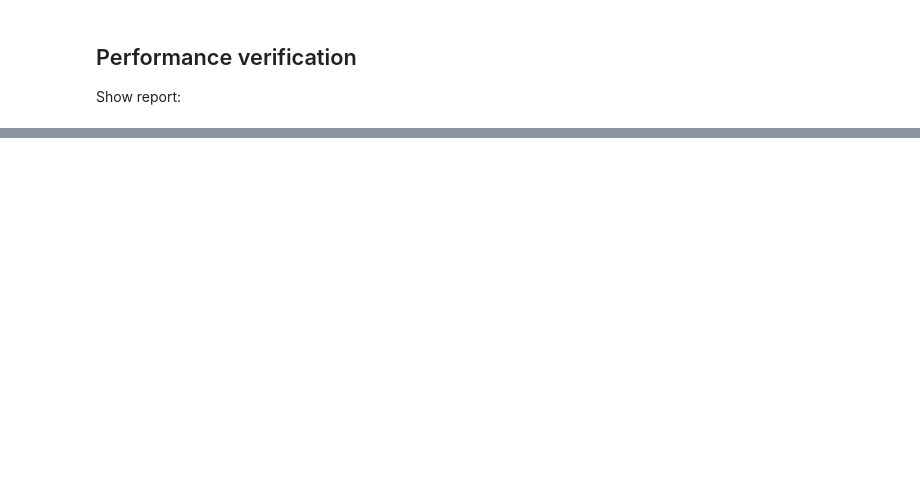
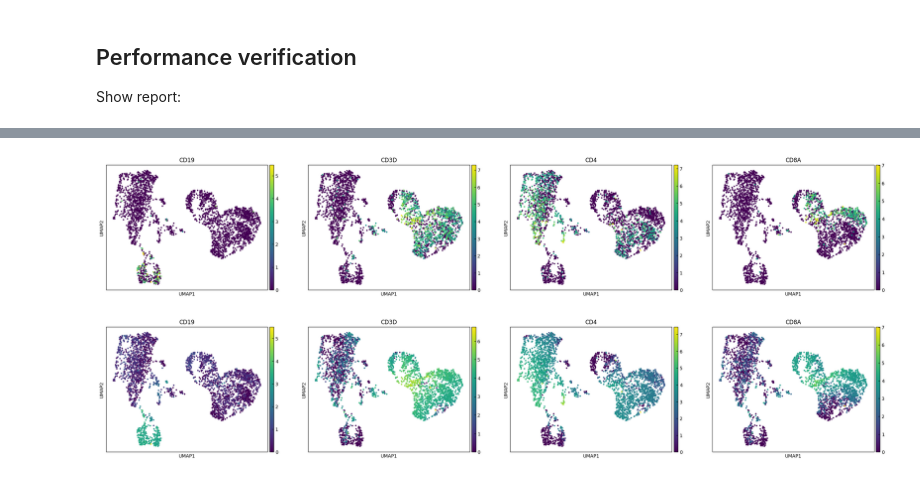
Before and after one commit to yusuke-imoto-lab/RECODE, a Jupyter notebook: python/sphinx/Tutorials/Tutorial_Multiome.ipynb, the cells around one changed output, grey strips where cells are left out. Drawn from its saved outputs; the diff is of its cells as text; code cells hidden in the pictures; blank space fills up the shorter version.

```diff
--- a/python/sphinx/Tutorials/Tutorial_Multiome.ipynb
+++ b/python/sphinx/Tutorials/Tutorial_Multiome.ipynb
@@ -54,0 +84,6 @@ recode.report()
+# %%
+sc.pl.umap(adata, color=plot_genes,layer="Raw_log")
+sc.pl.umap(adata, color=plot_genes,layer="RECODE_log")
+# %% [output]
+[figure, added]
+[figure, added]
```
Also changed, not shown: parts of 12 cells of this notebook, 1 other file.
